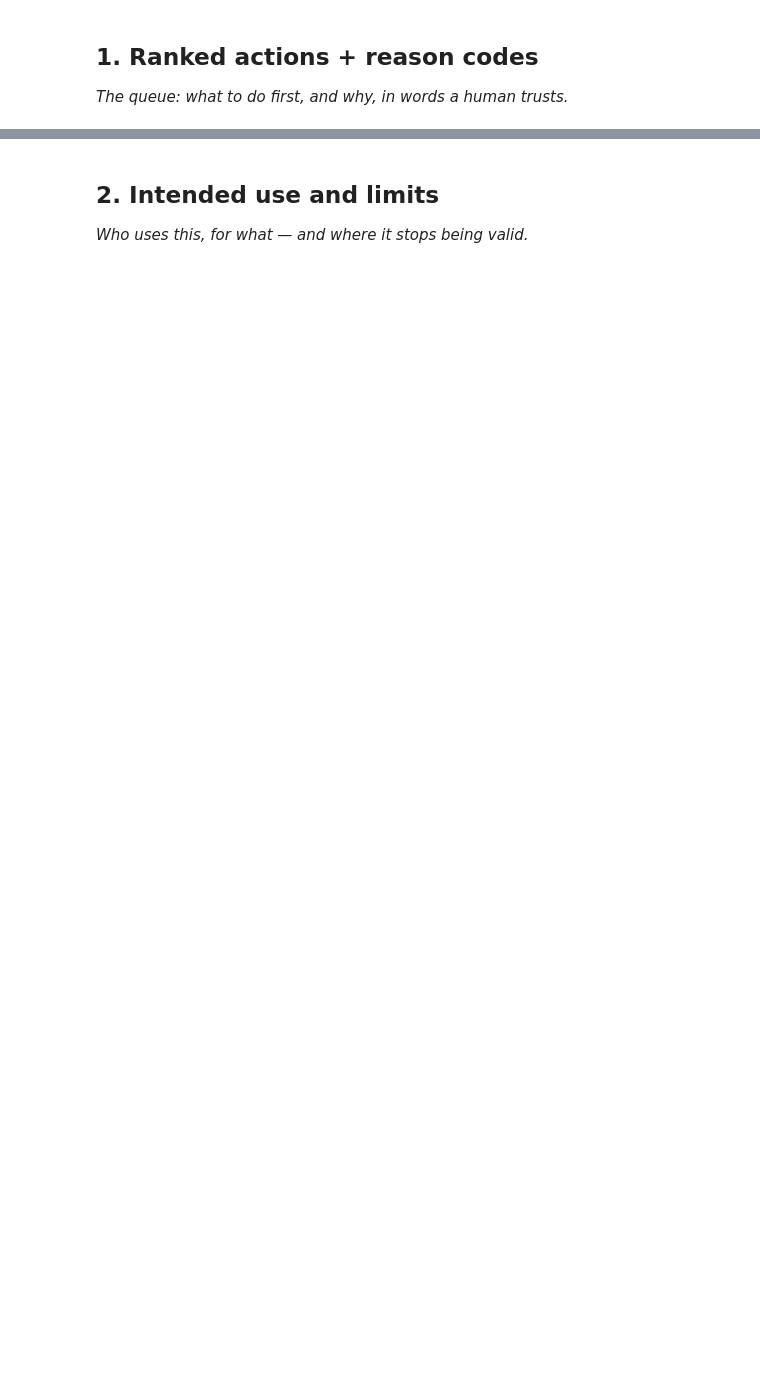
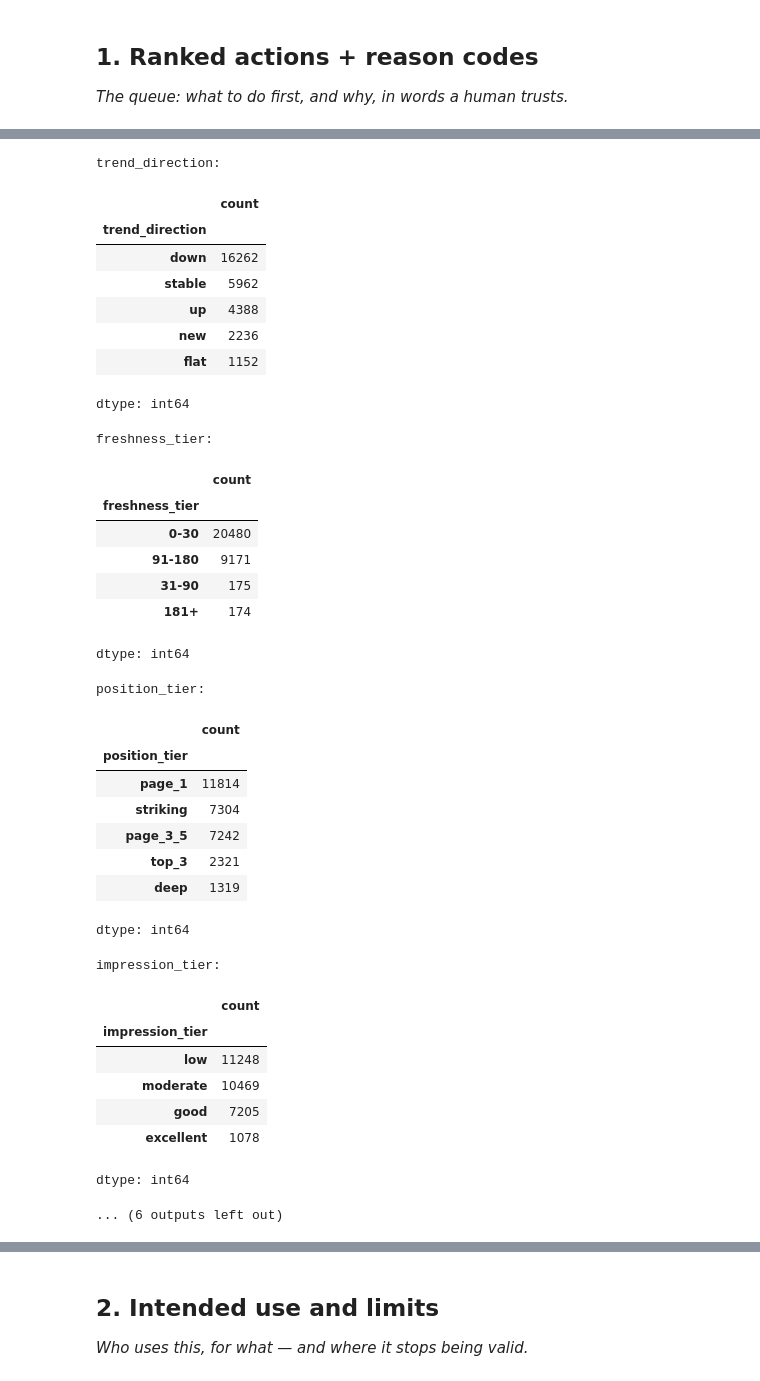
Before and after one commit to TEJAS7356/flyrank-ml-internship, a Jupyter notebook: work/notebooks/w07_action_playbook.ipynb, the cells around one changed output, grey strips where cells are left out. Cells and saved outputs as stored; diff of their text form; code cells hidden in the pictures; blank space fills up the shorter version.

```diff
--- a/work/notebooks/w07_action_playbook.ipynb
+++ b/work/notebooks/w07_action_playbook.ipynb
@@ -15,0 +110,58 @@ This skeleton is yours to fill. Work the sections **in order** — each one has
+# %%
+# Inspect the signals used to generate the action queue
+
+for col in [
+    "trend_direction",
+    "freshness_tier",
+    "position_tier",
+    "impression_tier"
+]:
+    print(f"\n{col}:")
+    display(content_df[col].value_counts(dropna=False))
+
+print("\nTrend percentage summary:")
+display(content_df["trend_pct"].describe())
+
+print("\nMissing values in key fields:")
+display(
+    content_df[
+        ["trend_direction", "trend_pct", "freshness_tier",
+         "position_tier", "impression_tier"]
+    ].isna().sum()
+)
+# %% [output]
+trend_direction:
+|  | count |
+| trend_direction |  |
+| down | 16262 |
+| stable | 5962 |
+| up | 4388 |
+| new | 2236 |
+| flat | 1152 |
+dtype: int64
+freshness_tier:
+|  | count |
+| freshness_tier |  |
+| 0-30 | 20480 |
+| 91-180 | 9171 |
+| 31-90 | 175 |
+| 181+ | 174 |
+dtype: int64
+position_tier:
+|  | count |
+| position_tier |  |
+| page_1 | 11814 |
+| striking | 7304 |
+| page_3_5 | 7242 |
+| top_3 | 2321 |
+| deep | 1319 |
+dtype: int64
+impression_tier:
+|  | count |
+| impression_tier |  |
+| low | 11248 |
+| moderate | 10469 |
+| good | 7205 |
+| excellent | 1078 |
+dtype: int64
+... (6 outputs left out)
```
Also changed, not shown: parts of 15 cells of this notebook.
